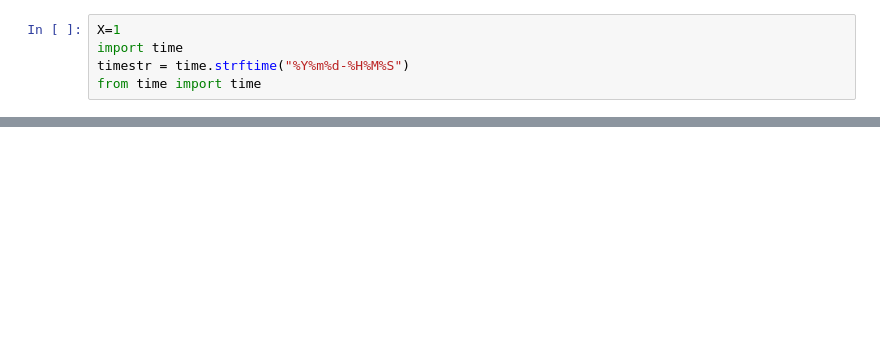
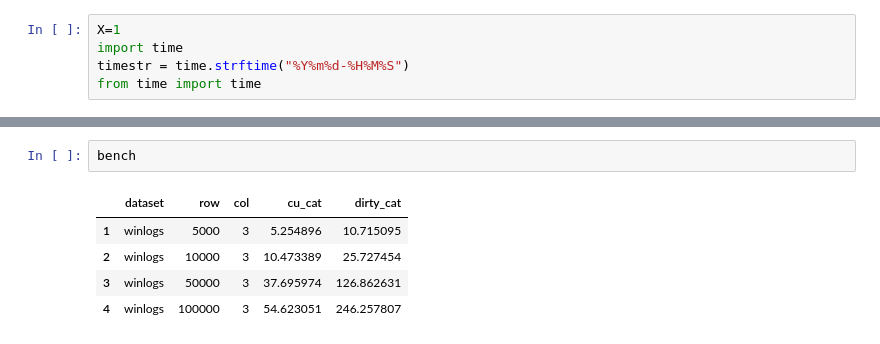
Before and after one commit to dcolinmorgan/grph, a Jupyter notebook: Hello_cu_cat.ipynb, the cells around one changed output, grey strips where cells are left out. Drawn from its saved outputs; the diff is of its cells as text; blank space fills up the shorter version.

```diff
--- a/Hello_cu_cat.ipynb
+++ b/Hello_cu_cat.ipynb
@@ -110,0 +203,8 @@ files.download("bench.txt")
+# %%
+bench
+# %% [output]
+|  | dataset | row | col | cu_cat | dirty_cat |
+| 1 | winlogs | 5000 | 3 | 5.254896 | 10.715095 |
+| 2 | winlogs | 10000 | 3 | 10.473389 | 25.727454 |
+| 3 | winlogs | 50000 | 3 | 37.695974 | 126.862631 |
+| 4 | winlogs | 100000 | 3 | 54.623051 | 246.257807 |
```
Also changed, not shown: parts of 17 cells of this notebook.
